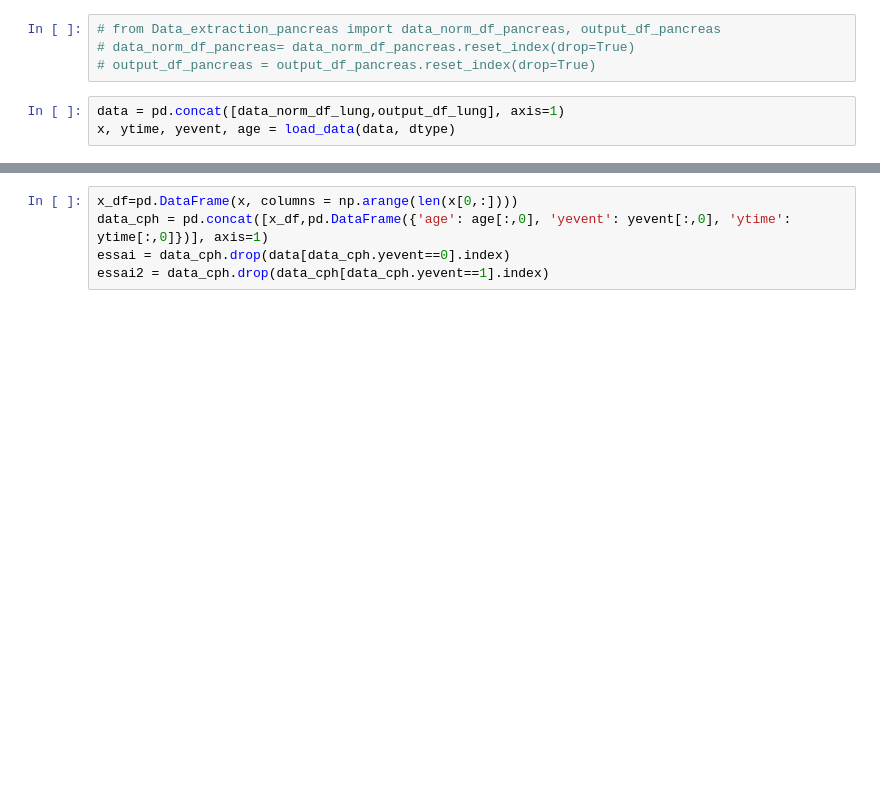
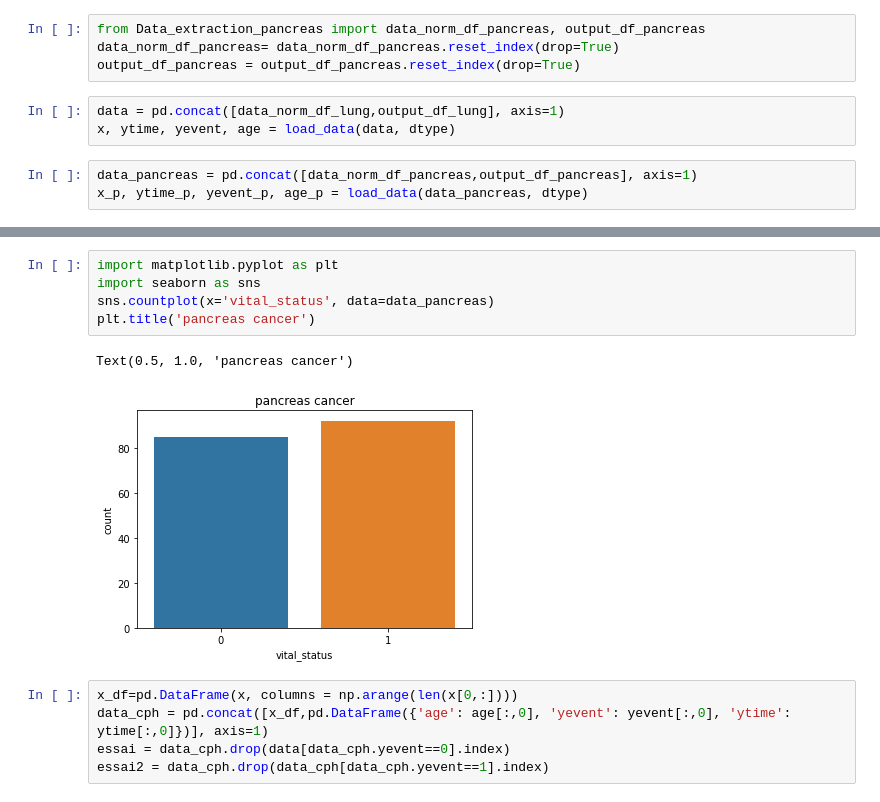
Before and after one commit to anaischossegros/research_project, a Jupyter notebook: src/Data_visualisation.ipynb, the cells around one changed output, grey strips where cells are left out. Saved outputs shown, nothing was run; the diff lists cells and outputs as text; blank space fills up the shorter version.

```diff
--- a/src/Data_visualisation.ipynb
+++ b/src/Data_visualisation.ipynb
@@ -13,12 +13,15 @@ from Data_extraction_lung import data_norm_df_lung, output_df_lung
 data_norm_df_lung= data_norm_df_lung.reset_index(drop=True)
 output_df_lung = output_df_lung.reset_index(drop=True)
 # %%
-# from Data_extraction_pancreas import data_norm_df_pancreas, output_df_pancreas
-# data_norm_df_pancreas= data_norm_df_pancreas.reset_index(drop=True)
-# output_df_pancreas = output_df_pancreas.reset_index(drop=True)
+from Data_extraction_pancreas import data_norm_df_pancreas, output_df_pancreas
+data_norm_df_pancreas= data_norm_df_pancreas.reset_index(drop=True)
+output_df_pancreas = output_df_pancreas.reset_index(drop=True)
 # %%
 data = pd.concat([data_norm_df_lung,output_df_lung], axis=1)
 x, ytime, yevent, age = load_data(data, dtype)
+# %%
+data_pancreas = pd.concat([data_norm_df_pancreas,output_df_pancreas], axis=1)
+x_p, ytime_p, yevent_p, age_p = load_data(data_pancreas, dtype)
 # %%
 import matplotlib.pyplot as plt
 import seaborn as sns
@@ -29,3 +33,11 @@ sns.countplot(x='vital_status', data=data)
+# %%
+import matplotlib.pyplot as plt
+import seaborn as sns
+sns.countplot(x='vital_status', data=data_pancreas)
+plt.title('pancreas cancer')
+# %% [output]
+Text(0.5, 1.0, 'pancreas cancer')
+[figure, added]
 # %%
 x_df=pd.DataFrame(x, columns = np.arange(len(x[0,:])))
 data_cph = pd.concat([x_df,pd.DataFrame({'age': age[:,0], 'yevent': yevent[:,0], 'ytime': ytime[:,0]})], axis=1)
```
Also changed, not shown: parts of 8 cells of this notebook, 10 other files.
